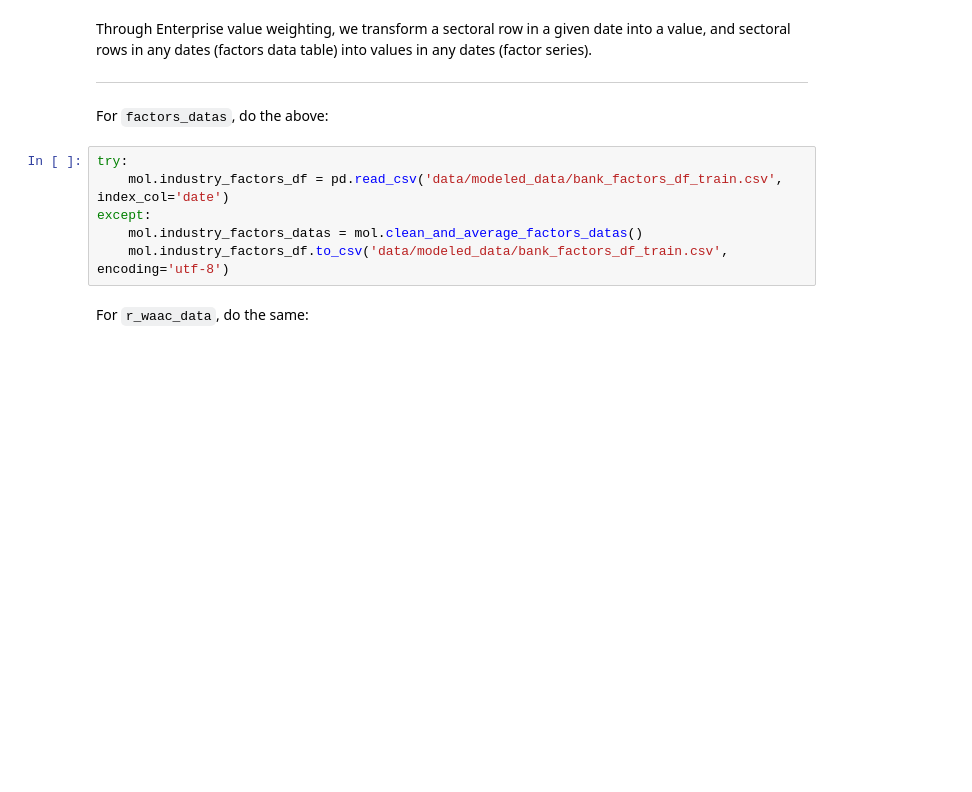
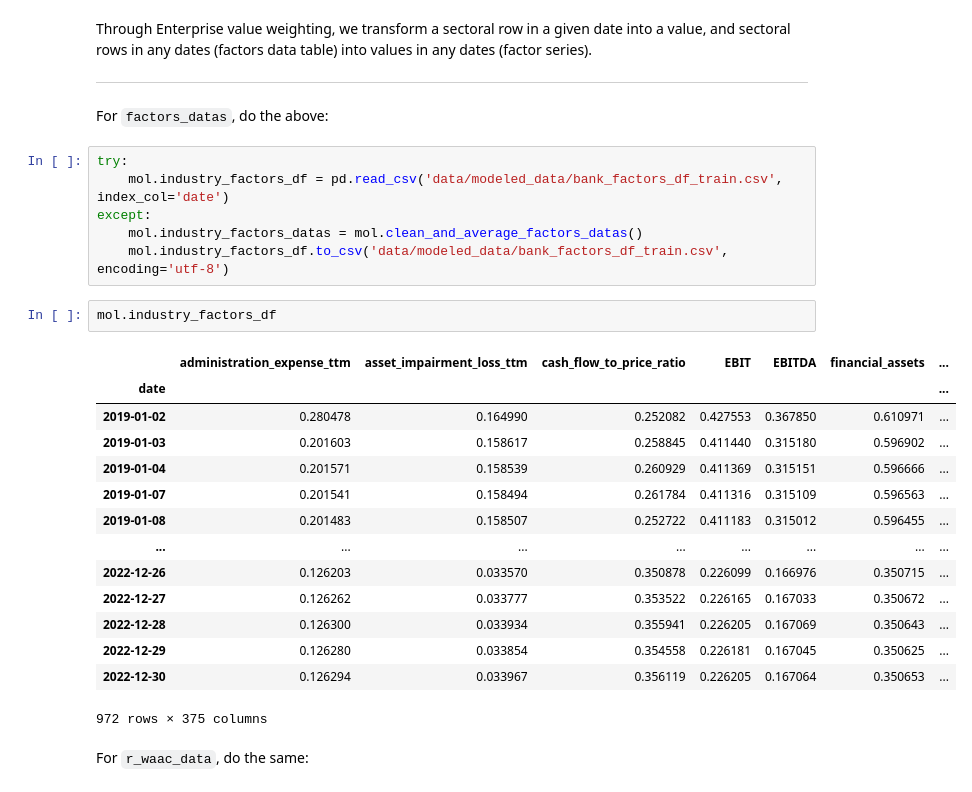
Before and after one commit to Kristyxyx/Multifactors-Risk-Research-of-China-Stock-Listed-Banks, a Jupyter notebook: eda.ipynb, the cells around one changed output. Saved outputs shown, nothing was run; the diff lists cells and outputs as text; blank space fills up the shorter version.

```diff
--- a/eda.ipynb
+++ b/eda.ipynb
@@ -478,6 +478,23 @@ try:
 except:
     mol.industry_factors_datas = mol.clean_and_average_factors_datas()
     mol.industry_factors_df.to_csv('data/modeled_data/bank_factors_df_train.csv', encoding='utf-8')
+# %%
+mol.industry_factors_df
+# %% [output]
+|  | administration_expense_ttm | asset_impairment_loss_ttm | cash_flow_to_price_ratio | EBIT | EBITDA | financial_assets | ... |
+| date |  |  |  |  |  |  | ... |
+| 2019-01-02 | 0.280478 | 0.164990 | 0.252082 | 0.427553 | 0.367850 | 0.610971 | ... |
+| 2019-01-03 | 0.201603 | 0.158617 | 0.258845 | 0.411440 | 0.315180 | 0.596902 | ... |
+| 2019-01-04 | 0.201571 | 0.158539 | 0.260929 | 0.411369 | 0.315151 | 0.596666 | ... |
+| 2019-01-07 | 0.201541 | 0.158494 | 0.261784 | 0.411316 | 0.315109 | 0.596563 | ... |
+| 2019-01-08 | 0.201483 | 0.158507 | 0.252722 | 0.411183 | 0.315012 | 0.596455 | ... |
+| ... | ... | ... | ... | ... | ... | ... | ... |
+| 2022-12-26 | 0.126203 | 0.033570 | 0.350878 | 0.226099 | 0.166976 | 0.350715 | ... |
+| 2022-12-27 | 0.126262 | 0.033777 | 0.353522 | 0.226165 | 0.167033 | 0.350672 | ... |
+| 2022-12-28 | 0.126300 | 0.033934 | 0.355941 | 0.226205 | 0.167069 | 0.350643 | ... |
+| 2022-12-29 | 0.126280 | 0.033854 | 0.354558 | 0.226181 | 0.167045 | 0.350625 | ... |
+| 2022-12-30 | 0.126294 | 0.033967 | 0.356119 | 0.226205 | 0.167064 | 0.350653 | ... |
+972 rows × 375 columns
 # %% [markdown]
 For `r_waac_data`, do the same:
 # %%
```
Also changed, not shown: parts of 5 cells of this notebook.
